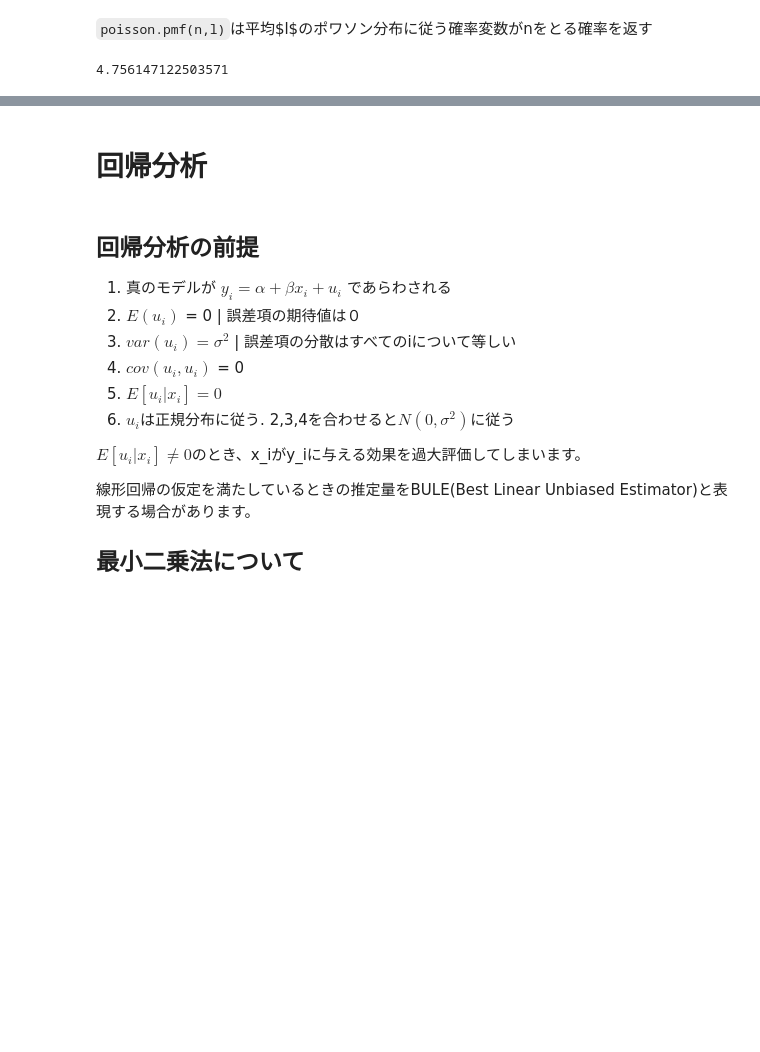
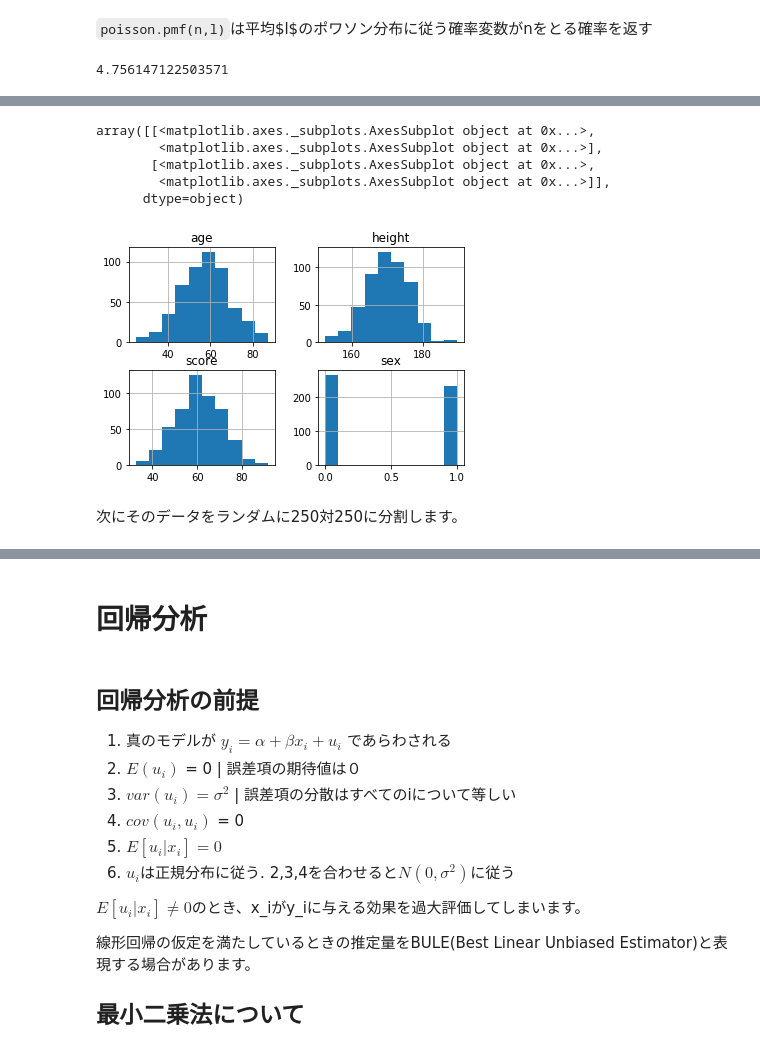
Before and after one commit to ItoYo16u/python_playground, a Jupyter notebook: econometrics_notebook.ipynb, the cells around one changed output, grey strips where cells are left out. Saved outputs shown, nothing was run; the diff lists cells and outputs as text; code cells hidden in the pictures; blank space fills up the shorter version.

```diff
--- a/econometrics_notebook.ipynb
+++ b/econometrics_notebook.ipynb
@@ -861,0 +904,21 @@ Xを職業訓練の参加・不参加をあらわす変数(X=0,1), Uを職業訓
+# %%
+n = 500
+test_group = 250
+
+height = np.random.normal(170,5.8,n).reshape(-1,1)
+score = np.random.normal(60,10,n).reshape(-1,1)
+sex  = np.random.randint(0,2,n).reshape(-1,1)
+age = np.random.normal(57,12,n).reshape(-1,1)
+matrix = np.hstack((height,score,sex,age))
+
+sim_df = pd.DataFrame(matrix,columns=["height","score","sex","age"])
+sim_df.hist()
+# %% [output]
+array([[<matplotlib.axes._subplots.AxesSubplot object at 0x...>,
+        <matplotlib.axes._subplots.AxesSubplot object at 0x...>],
+       [<matplotlib.axes._subplots.AxesSubplot object at 0x...>,
+        <matplotlib.axes._subplots.AxesSubplot object at 0x...>]],
+      dtype=object)
+[figure, added]
+# %% [markdown]
+次にそのデータをランダムに250対250に分割します。
```
Also changed, not shown: parts of 53 cells of this notebook.
